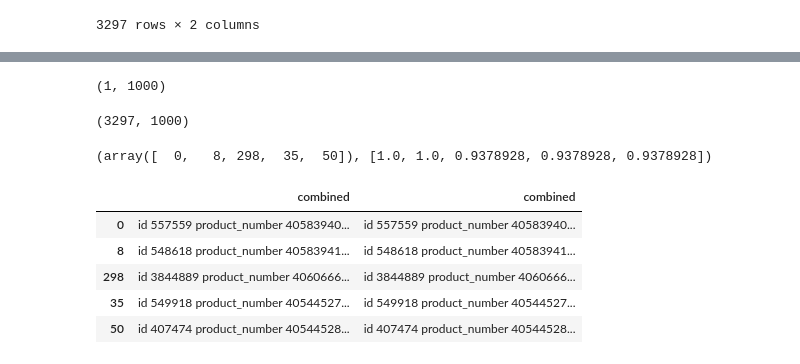
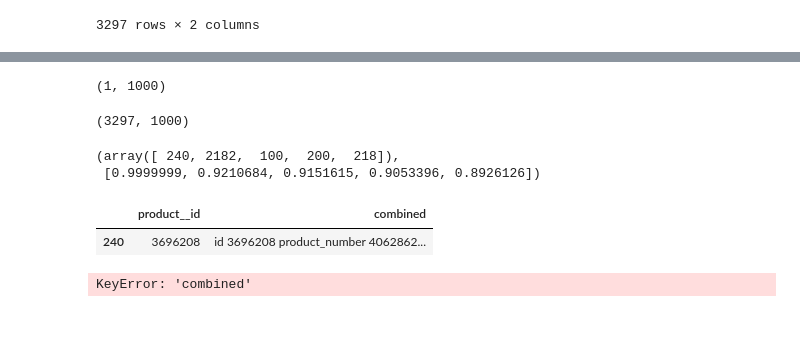
Before and after one commit to tomhuber96/master-thesis-practical-part, a Jupyter notebook: open_ai/gabor/custom-embeddings-test.ipynb, the cells around one changed output, grey strips where cells are left out. Saved outputs shown, nothing was run; the diff lists cells and outputs as text; code cells hidden in the pictures; blank space fills up the shorter version.

```diff
--- a/open_ai/gabor/custom-embeddings-test.ipynb
+++ b/open_ai/gabor/custom-embeddings-test.ipynb
@@ -178,18 +198,19 @@ def get_n_nearest_neighbors(query_embedding, neighbors_embedding, n = 5):
     return neighbor_indices, scores
 
 
-indices = get_n_nearest_neighbors(tf.gather(word_embeddings, [0]), word_embeddings)
+indices = get_n_nearest_neighbors(tf.gather(word_embeddings, [240]), word_embeddings)
 display(indices)
 # %% [output]
 (1, 1000)
 (3297, 1000)
-(array([  0,   8, 298,  35,  50]), [1.0, 1.0, 0.9378928, 0.9378928, 0.9378928])
+(array([ 240, 2182,  100,  200,  218]),
+ [0.9999999, 0.9210684, 0.9151615, 0.9053396, 0.8926126])
+# %%
+product_data_embeddings[product_data_embeddings['product__id'] == 3696208]
+# %% [output]
+|  | product__id | combined |
+| 240 | 3696208 | id 3696208 product_number 4062862... |
 # %%
-product_data_embeddings.iloc[indices].combined
+product_data_embeddings.iloc[indices]['combined']
 # %% [output]
-|  | combined | combined |
-| 0 | id 557559 product_number 40583940... | id 557559 product_number 40583940... |
-| 8 | id 548618 product_number 40583941... | id 548618 product_number 40583941... |
-| 298 | id 3844889 product_number 4060666... | id 3844889 product_number 4060666... |
-| 35 | id 549918 product_number 40544527... | id 549918 product_number 40544527... |
-| 50 | id 407474 product_number 40544528... | id 407474 product_number 40544528... |
+KeyError: 'combined'
```
Also changed, not shown: parts of 8 cells of this notebook, 2 other files.
